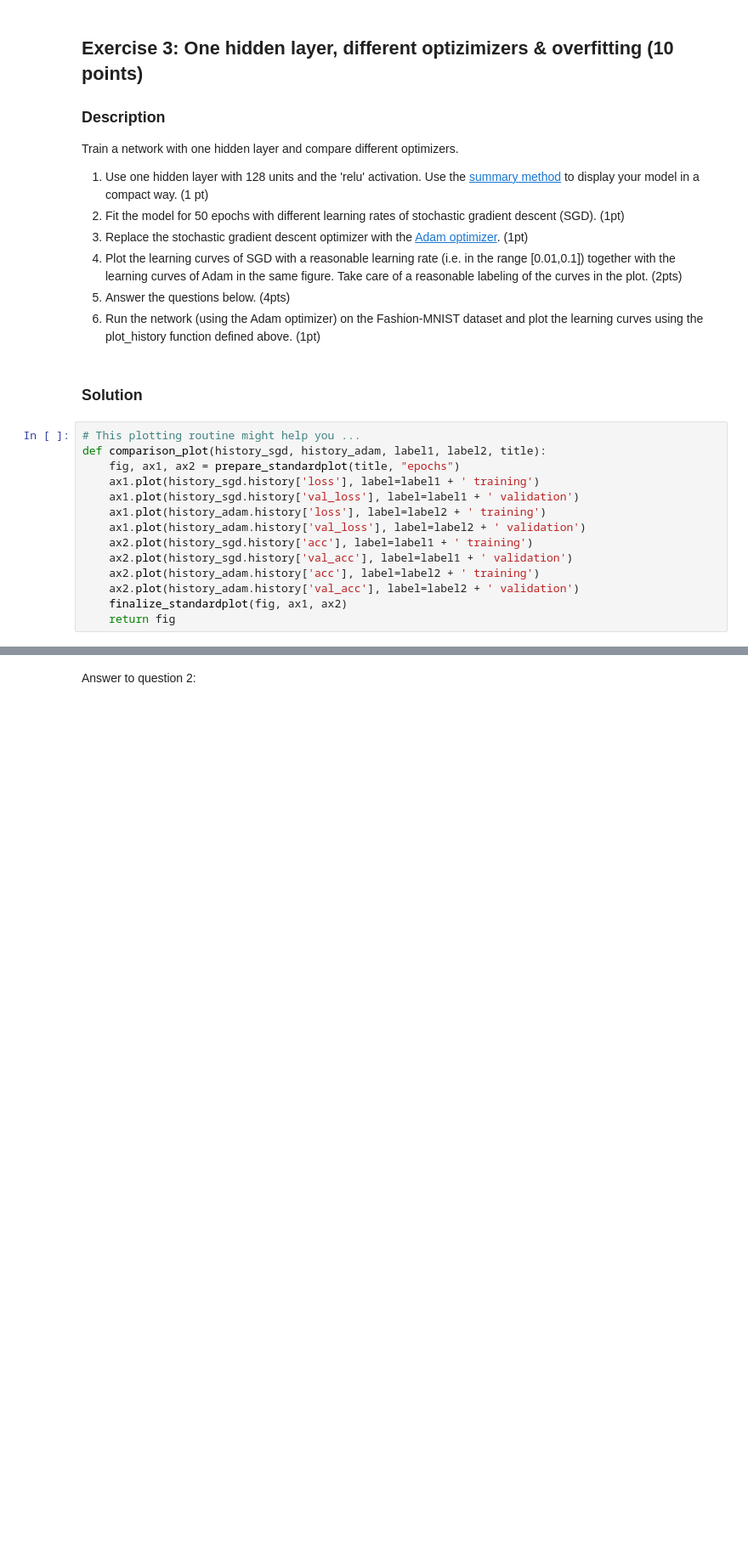
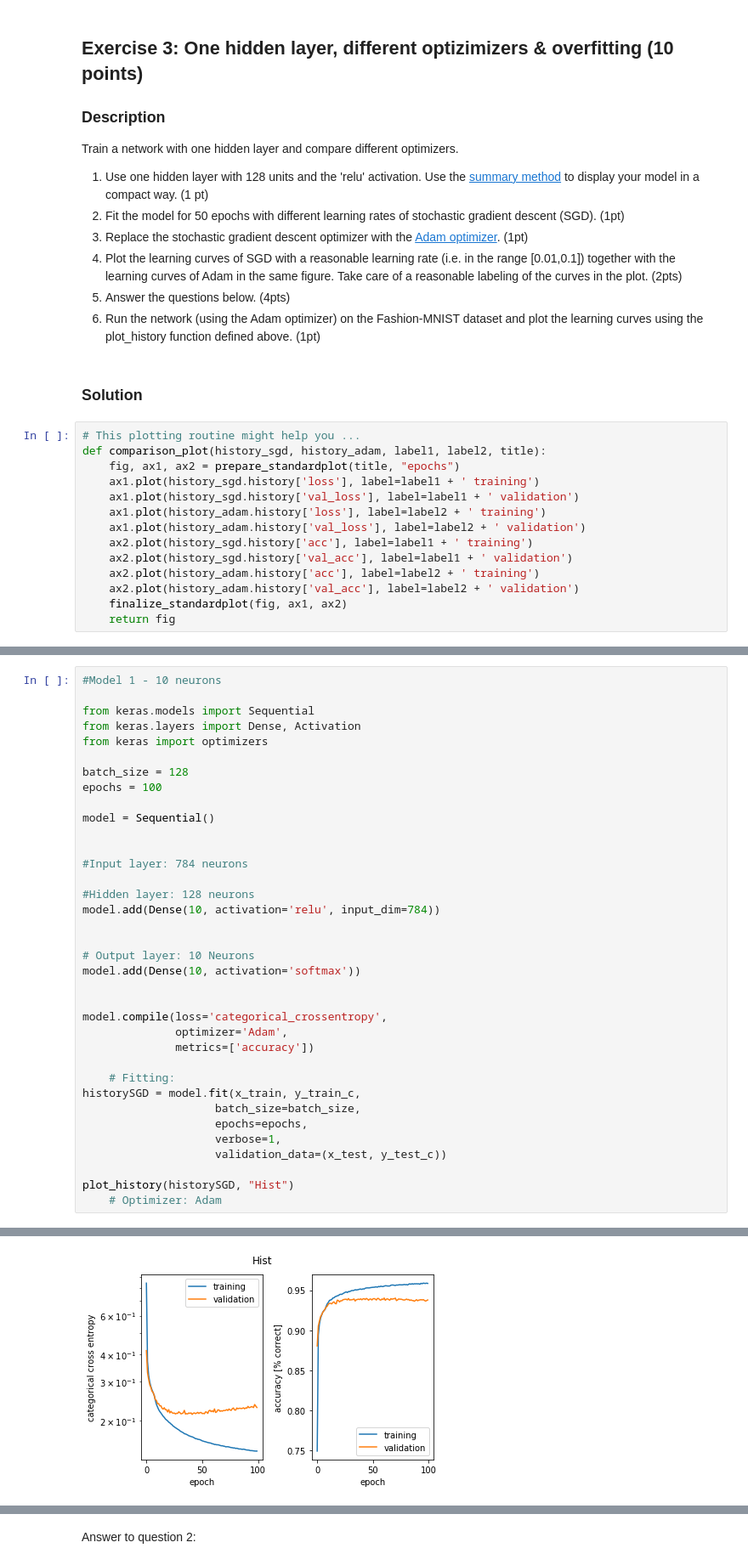
Before and after one commit to FredrikBixo/Artificial-neural-networks-miniproject1, a Jupyter notebook: miniproject1.ipynb, the cells around one changed output, grey strips where cells are left out. Shown at 85% size. Drawn from its saved outputs; the diff is of its cells as text; blank space fills up the shorter version.

```diff
--- a/miniproject1.ipynb
+++ b/miniproject1.ipynb
@@ -443,0 +452,37 @@ In this exercise we fit each model only for one initialization and random seed.
+# %%
+#Model 1 - 10 neurons
+
+from keras.models import Sequential
+from keras.layers import Dense, Activation
+from keras import optimizers
+
+batch_size = 128
+epochs = 100
+
+model = Sequential()
+
+
+#Input layer: 784 neurons
+
+#Hidden layer: 128 neurons
+model.add(Dense(10, activation='relu', input_dim=784))
+
+
+# Output layer: 10 Neurons
+model.add(Dense(10, activation='softmax'))
+
+
+model.compile(loss='categorical_crossentropy',
+              optimizer='Adam',
+              metrics=['accuracy'])
+
+    # Fitting:
+historySGD = model.fit(x_train, y_train_c,
+                    batch_size=batch_size,
+                    epochs=epochs,
+                    verbose=1,
+                    validation_data=(x_test, y_test_c))
+
+plot_history(historySGD, "Hist")
+    # Optimizer: Adam
+# %% [output]
@@ -443,0 +506 @@ In this exercise we fit each model only for one initialization and random seed.
+[figure, added]
```
Also changed, not shown: parts of 13 cells of this notebook.
